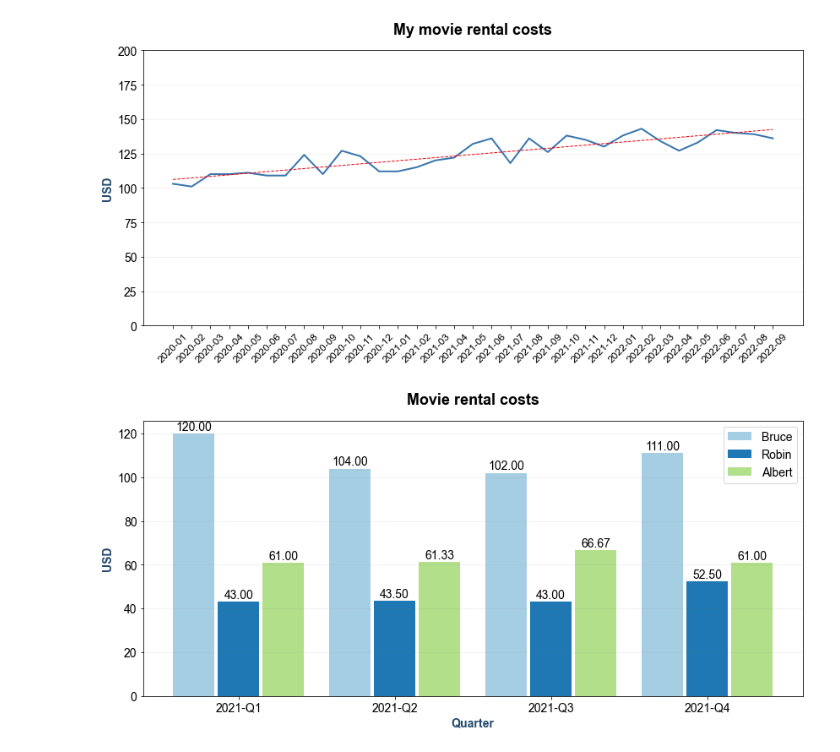
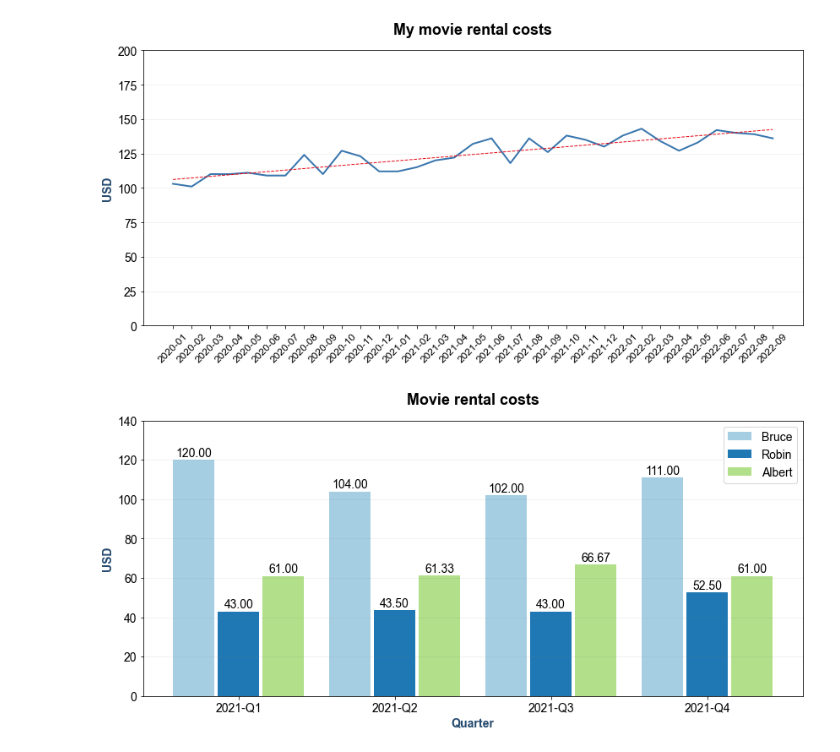
Before and after one commit to jhagelback/customized_chart, a Jupyter notebook: Examples.ipynb, the cells around one changed output. Cells and saved outputs as stored; diff of their text form; code cells hidden in the pictures.

```diff
--- a/Examples.ipynb
+++ b/Examples.ipynb
@@ -122,11 +122,12 @@ line_chart(costs, {
 # %%
 grouped_bar_chart(rental, {
     "title": "Movie rental costs",
     "bar_labels": True,
     "value_format": "dec-2",
     "y_label": "USD",
     "x_label": "Quarter",
     "grid": True,
+    "y_lim": (0,140),
 })
 # %% [output]
-[figure, old version]
+[figure, new version]
```
Also changed, not shown: parts of 1 cell of this notebook, 3 other files.
